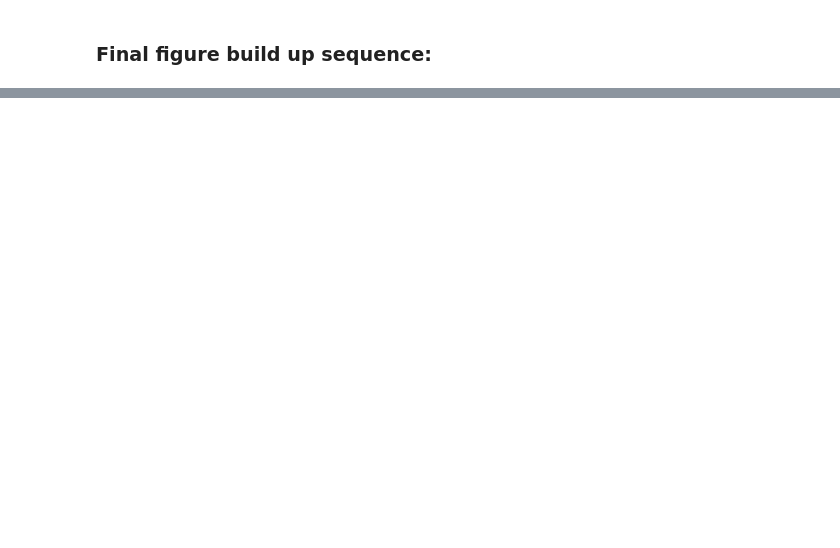
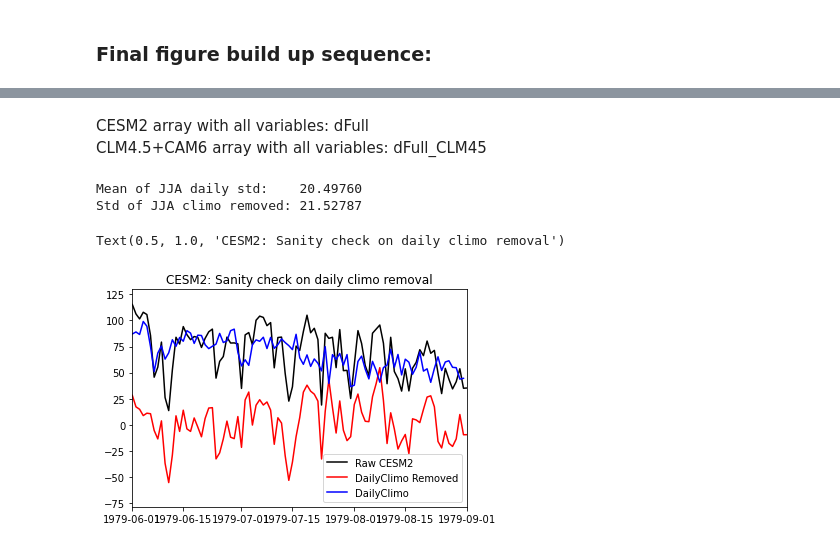
Before and after one commit to megandevlan/Coupling_CAM6CLM5, a Jupyter notebook: CouplingIndex_ModelVersionSensitivity_V2.ipynb, the cells around one changed output, grey strips where cells are left out. Drawn from its saved outputs; the diff is of its cells as text; code cells hidden in the pictures; blank space fills up the shorter version.

```diff
--- a/CouplingIndex_ModelVersionSensitivity_V2.ipynb
+++ b/CouplingIndex_ModelVersionSensitivity_V2.ipynb
@@ -696,0 +853,13 @@ To assess this, running a series of 5-year tests on Cheyenne with different para
+# %%
+dataDir = '/Users/mdfowler/Documents/Analysis/Coupling_initial/data/day/CLM5_revertVars/'
+
+fileCLM = dataDir+'f.e21.FHIST.f09_f09.cesm2_cam6_clm4p5.001.clm2.h1.1979-83_SoilWater10cm.nc'
+fileCAM = dataDir+'f.e21.FHIST.f09_f09.cesm2_cam6_clm4p5.001.cam.h1.1979-83_CIvars.nc'
+
+camDS_CLM45         = xr.open_dataset(fileCAM, decode_times=True)
+camDS_CLM45['time'] = camDS_CLM45.indexes['time'].to_datetimeindex()
+print('Finished reading in CAM file')
+
+clmDS_CLM45         = xr.open_dataset(fileCLM, decode_times=True)
+clmDS_CLM45['time'] = clmDS_CLM45.indexes['time'].to_datetimeindex()
+print('Finished reading in CLM file')
@@ -696,0 +869,6 @@ To assess this, running a series of 5-year tests on Cheyenne with different para
+# %%
+# Make sure lengths of time are the same (for consistency)
+indsKeep = np.asarray(np.arange(0,len(clmDS_CLM45.time.values)))
+len(indsKeep)
+
+camDS_CLM45 = camDS_CLM45.isel(time=indsKeep)
@@ -696,0 +931,5 @@ To assess this, running a series of 5-year tests on Cheyenne with different para
+# %%
+# Make one big xr.Dataset containing all the information we need
+dFull_CLM45 = camDS_CLM45
+dFull_CLM45['soilM_10'] = (('time','lat','lon'), clmDS_CLM45.SOILWATER_10CM.values)
+dFull_CLM45['Plcl'] = (('time','lat','lon'), Plcl)
@@ -1452,0 +1926,14 @@ axs[1].set_ylim([-20,4])
+# %% [markdown]
+CESM2 array with all variables: dFull <br>
+CLM4.5+CAM6 array with all variables: dFull_CLM45
+# %%
+# Get JJA indices only
+dates_CESM2 = pd.DatetimeIndex(dFull['time'].values)
+iJJA_CESM2  = np.where((dates_CESM2.month>=6) & (dates_CESM2.month<=8) )[0]
+dFull_JJA = dFull.isel(time=iJJA_CESM2)
+dates_CESM2 = dates_CESM2[iJJA_CESM2]
+
+dates_CLM45 = pd.DatetimeIndex(dFull_CLM45['time'].values)
+iJJA_CLM45  = np.where((dates_CLM45.month>=6) & (dates_CLM45.month<=8) )[0]
+dFull_CLM45_JJA = dFull_CLM45.isel(time=iJJA_CLM45)
+dates_CLM45 = dates_CLM45[iJJA_CLM45]
@@ -1452,0 +2005,19 @@ axs[1].set_ylim([-20,4])
+# %%
+print('Mean of JJA daily std:    %.5f ' % np.nanmean(dailySTD_SHFLX_CESM2[:, 133, 203]))
+print('Std of JJA climo removed: %.5f' % np.nanstd(climoRemoved_SHFLX_CESM2[:,133,203], axis=0))
+# %% [output]
+Mean of JJA daily std:    20.49760
+Std of JJA climo removed: 21.52787
+# %%
+# Quick plot to confirm that this *is* working about how I think it should
+
+plt.plot(dates_CESM2, SHflx_JJA_CESM2[:,133,203], 'k-')
+plt.plot(dates_CESM2, climoRemoved_SHFLX_CESM2[:,133,203], 'r-')
+plt.plot(dates_CESM2[0:92],SHFLX_dailyClimo_CESM2[:,133,203],'b-')
+
+plt.xlim([datetime.date(1979,6,1), datetime.date(1979,9,1)])
+plt.legend(['Raw CESM2', 'DailyClimo Removed', 'DailyClimo'])
+plt.title('CESM2: Sanity check on daily climo removal')
+# %% [output]
+Text(0.5, 1.0, 'CESM2: Sanity check on daily climo removal')
+[figure, added]
```
Also changed, not shown: parts of 34 cells of this notebook, 1 other file.
